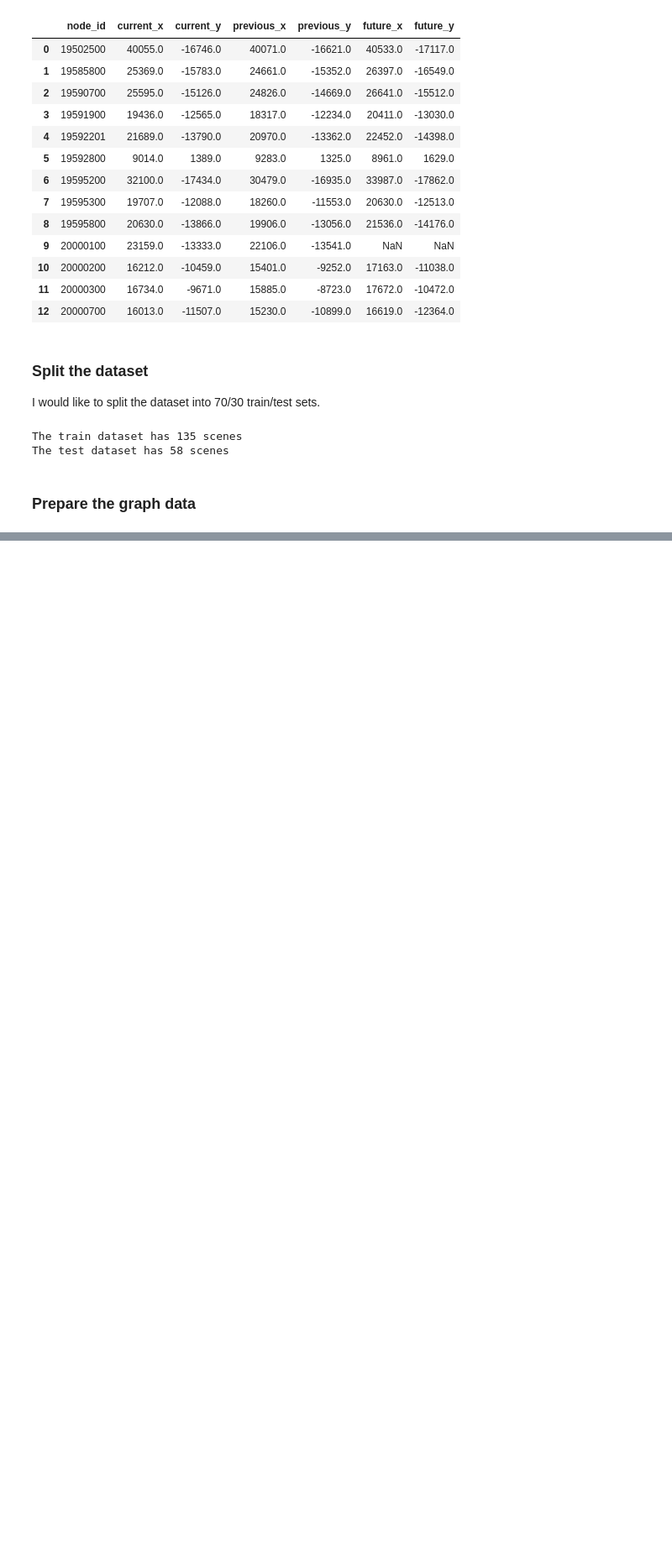
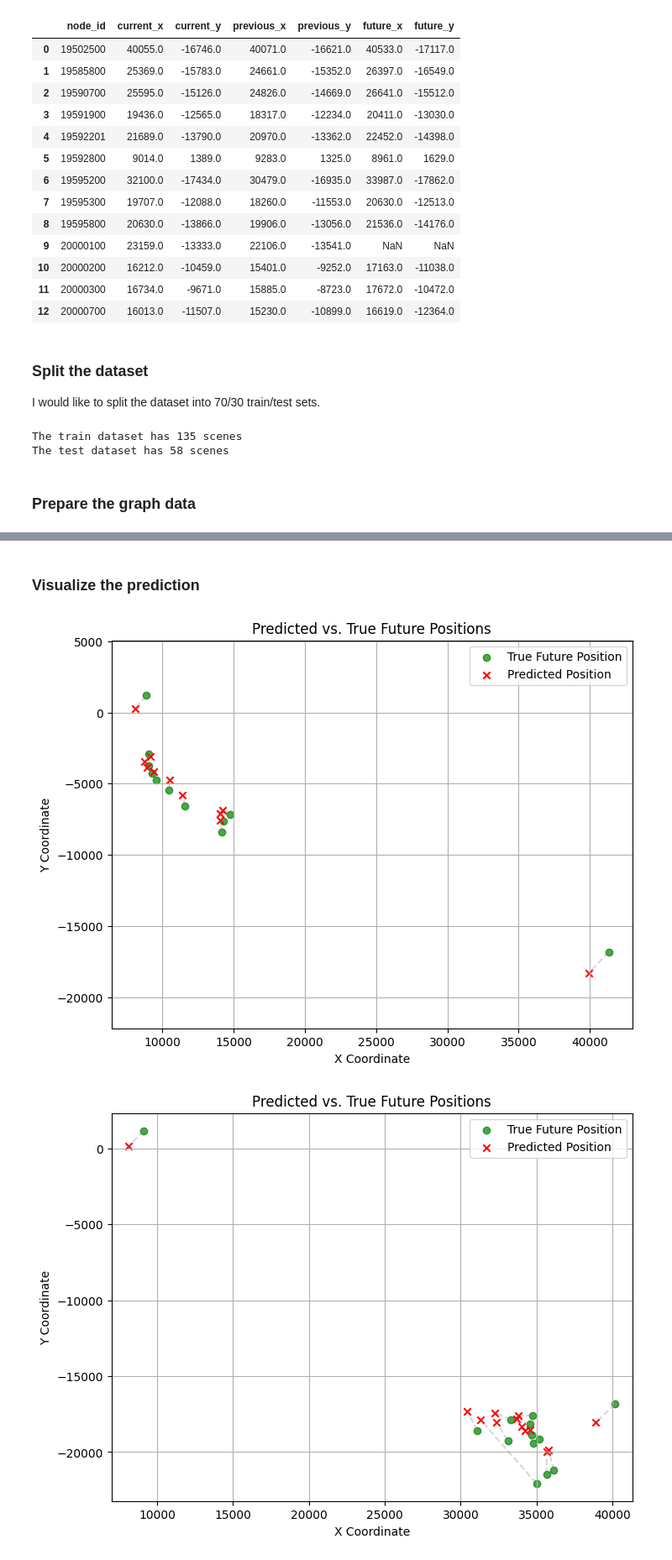
Before and after one commit to yuantj/DL-Assignment-2, a Jupyter notebook: Assignment2-Tingjun-Yuan.ipynb, the cells around one changed output, grey strips where cells are left out. Shown: that part at 84% size. Saved outputs shown, nothing was run; the diff lists cells and outputs as text; code cells hidden in the pictures; blank space fills up the shorter version.

Commit message:
Predict, evaluate, visualize

```diff
--- a/Assignment2-Tingjun-Yuan.ipynb
+++ b/Assignment2-Tingjun-Yuan.ipynb
@@ -130,0 +404,48 @@ def prepare_graph(dataset):
+# %% [markdown]
+### Visualize the prediction
+# %%
+def visualize_predictions(model, test_set, device, scale=10000.0):
+    # 1. Choose a random scene
+    scene = random.choice(test_set)
+    nodes = scene['nodes'].sort_values('node_id').reset_index(drop=True)
+    edges = scene['edges']
+
+    # 2. Prepare inputs
+    node_feats = nodes.drop(columns=['node_id']).fillna(0.0).to_numpy() / scale
+    future_xy_true = nodes[['future_x', 'future_y']].fillna(0.0).to_numpy() / scale
+
+    node_feats = torch.tensor(node_feats, dtype=torch.float, device=device)
+    edges_tensor = torch.tensor(edges[['source', 'target']].to_numpy().T, dtype=torch.long, device=device)
+
+    # 3. Predict
+    model.eval()
+    with torch.no_grad():
+        preds = model(node_feats, edges_tensor)
+
+    # 4. Denormalize
+    predicted_xy = preds.cpu().numpy() * scale
+    true_xy = future_xy_true * scale
+
+    # 5. Plot
+    plt.figure(figsize=(8, 6))
+    plt.scatter(true_xy[:, 0], true_xy[:, 1], color='green', label='True Future Position', alpha=0.7)
+    plt.scatter(predicted_xy[:, 0], predicted_xy[:, 1], color='red', label='Predicted Position', marker='x')
+
+    for i in range(len(true_xy)):
+        plt.plot([true_xy[i, 0], predicted_xy[i, 0]],
+                 [true_xy[i, 1], predicted_xy[i, 1]],
+                 color='gray', linestyle='--', alpha=0.3)
+
+    plt.title('Predicted vs. True Future Positions')
+    plt.xlabel('X Coordinate')
+    plt.ylabel('Y Coordinate')
+    plt.legend()
+    plt.grid(True)
+    plt.axis('equal')
+    plt.show()
+# %%
+for _ in range(2):
+    visualize_predictions(model, test_set, device)
+# %% [output]
+[figure, added]
+[figure, added]
```
Also changed, not shown: parts of 8 cells of this notebook, 2 other files.
